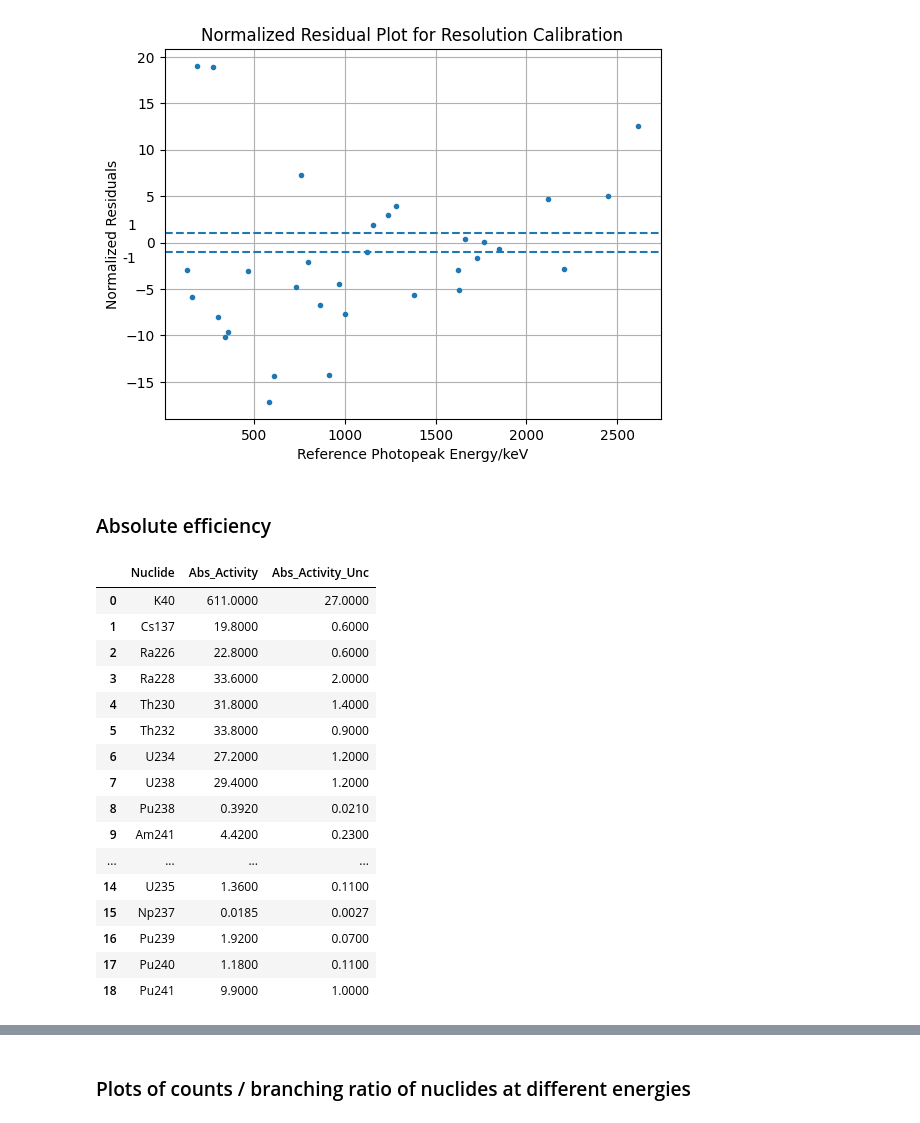
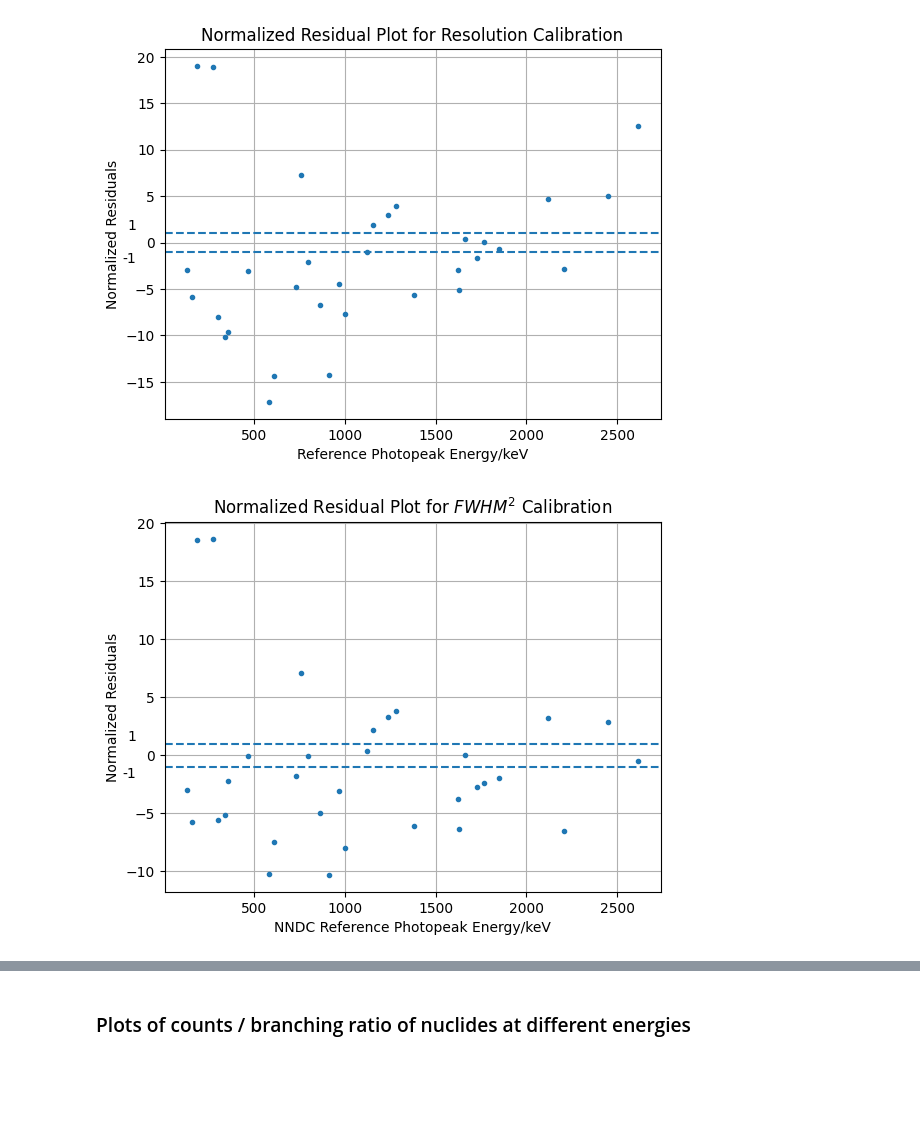
Before and after one commit to ngcnpeter/HPGe_lab_y3, a Jupyter notebook: spectal_analysis.ipynb, the cells around one changed output, grey strips where cells are left out. Cells and saved outputs as stored; diff of their text form; code cells hidden in the pictures; blank space fills up the shorter version.

```diff
--- a/spectal_analysis.ipynb
+++ b/spectal_analysis.ipynb
@@ -462,26 +451,17 @@ plt.text(-150, -1, '-1', ha='right', va='top')
 plt.savefig('res_norm_resid.pdf')
 # %% [output]
 [figure]
-# %% [markdown]
-### Absolute efficiency
-# %%
-iaea_385 =pd.read_csv('Data/IAEA_ReferenceActivity.csv',delimiter = ',')
-iaea_385
-# %% [output]
-|  | Nuclide | Abs_Activity | Abs_Activity_Unc |
-| 0 | K40 | 611.0000 | 27.0000 |
-| 1 | Cs137 | 19.8000 | 0.6000 |
-| 2 | Ra226 | 22.8000 | 0.6000 |
-| 3 | Ra228 | 33.6000 | 2.0000 |
-| 4 | Th230 | 31.8000 | 1.4000 |
-| 5 | Th232 | 33.8000 | 0.9000 |
-| 6 | U234 | 27.2000 | 1.2000 |
-| 7 | U238 | 29.4000 | 1.2000 |
-| 8 | Pu238 | 0.3920 | 0.0210 |
-| 9 | Am241 | 4.4200 | 0.2300 |
-| ... | ... | ... | ... |
-| 14 | U235 | 1.3600 | 0.1100 |
-| 15 | Np237 | 0.0185 | 0.0027 |
-| 16 | Pu239 | 1.9200 | 0.0700 |
-| 17 | Pu240 | 1.1800 | 0.1100 |
-| 18 | Pu241 | 9.9000 | 1.0000 |
+# %%
+plt.figure()
+plt.title(r'Normalized Residual Plot for $FWHM^2$ Calibration')
+plt.plot(x,(y_fwhm2-fwhm2(x))/fwhm2_err,'.')
+plt.xlabel('NNDC Reference Photopeak Energy/keV')
+plt.ylabel('Normalized Residuals')
+plt.grid()
+plt.axhline(1,linestyle = '--')
+plt.axhline(-1,linestyle = '--')
+plt.text(-150, 1, '1', ha='right', va='bottom')
+plt.text(-150, -1, '-1', ha='right', va='top')
+plt.savefig('res_norm_resid.pdf')
+# %% [output]
+[figure, added]
```
Also changed, not shown: parts of 28 cells of this notebook, 7 other files.
